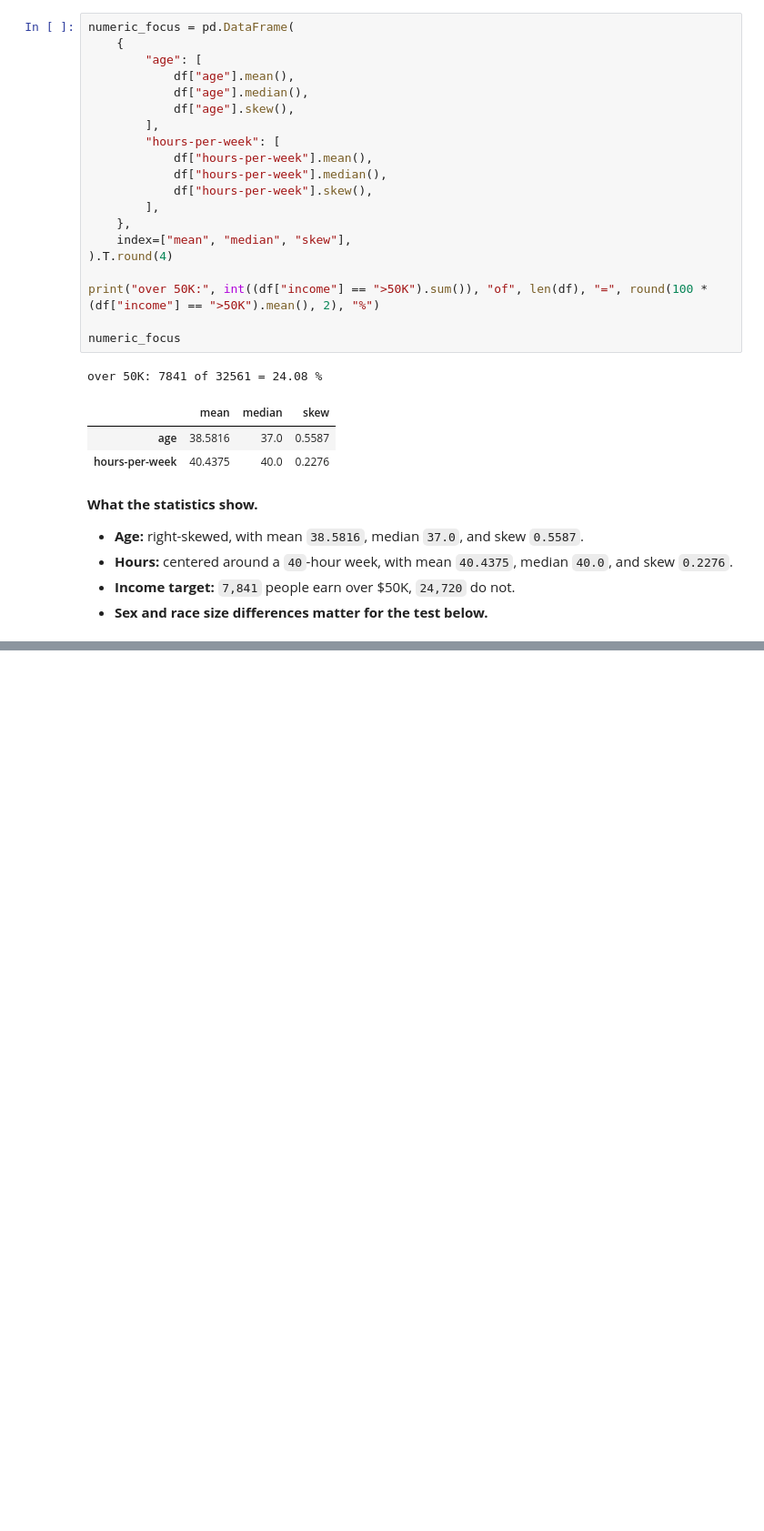
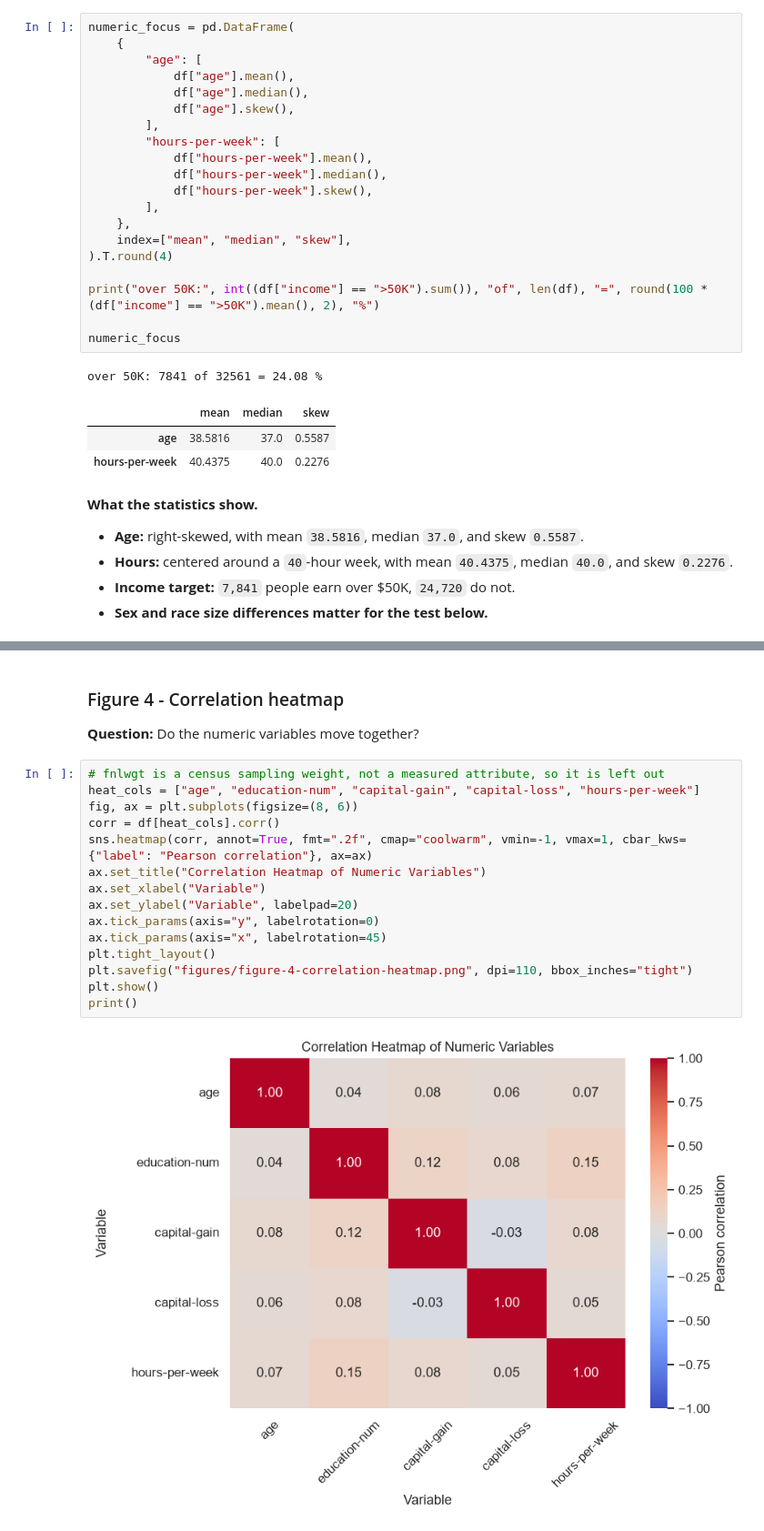
Before and after one commit to intend-dev/Statistical-Analysis-with-Python, a Jupyter notebook: analysis.ipynb, the cells around one changed output, grey strips where cells are left out. Shown at 91% size. Cells and saved outputs as stored; diff of their text form; blank space fills up the shorter version.

```diff
--- a/analysis.ipynb
+++ b/analysis.ipynb
@@ -166,0 +286,21 @@ over 50K: 7841 of 32561 = 24.08 %
+# %% [markdown]
+### Figure 4 - Correlation heatmap
+
+**Question:** Do the numeric variables move together?
+# %%
+# fnlwgt is a census sampling weight, not a measured attribute, so it is left out
+heat_cols = ["age", "education-num", "capital-gain", "capital-loss", "hours-per-week"]
+fig, ax = plt.subplots(figsize=(8, 6))
+corr = df[heat_cols].corr()
+sns.heatmap(corr, annot=True, fmt=".2f", cmap="coolwarm", vmin=-1, vmax=1, cbar_kws={"label": "Pearson correlation"}, ax=ax)
+ax.set_title("Correlation Heatmap of Numeric Variables")
+ax.set_xlabel("Variable")
+ax.set_ylabel("Variable", labelpad=20)
+ax.tick_params(axis="y", labelrotation=0)
+ax.tick_params(axis="x", labelrotation=45)
+plt.tight_layout()
+plt.savefig("figures/figure-4-correlation-heatmap.png", dpi=110, bbox_inches="tight")
+plt.show()
+print()
+# %% [output]
+[figure, added]
```
Also changed, not shown: parts of 14 cells of this notebook, 4 other files.
